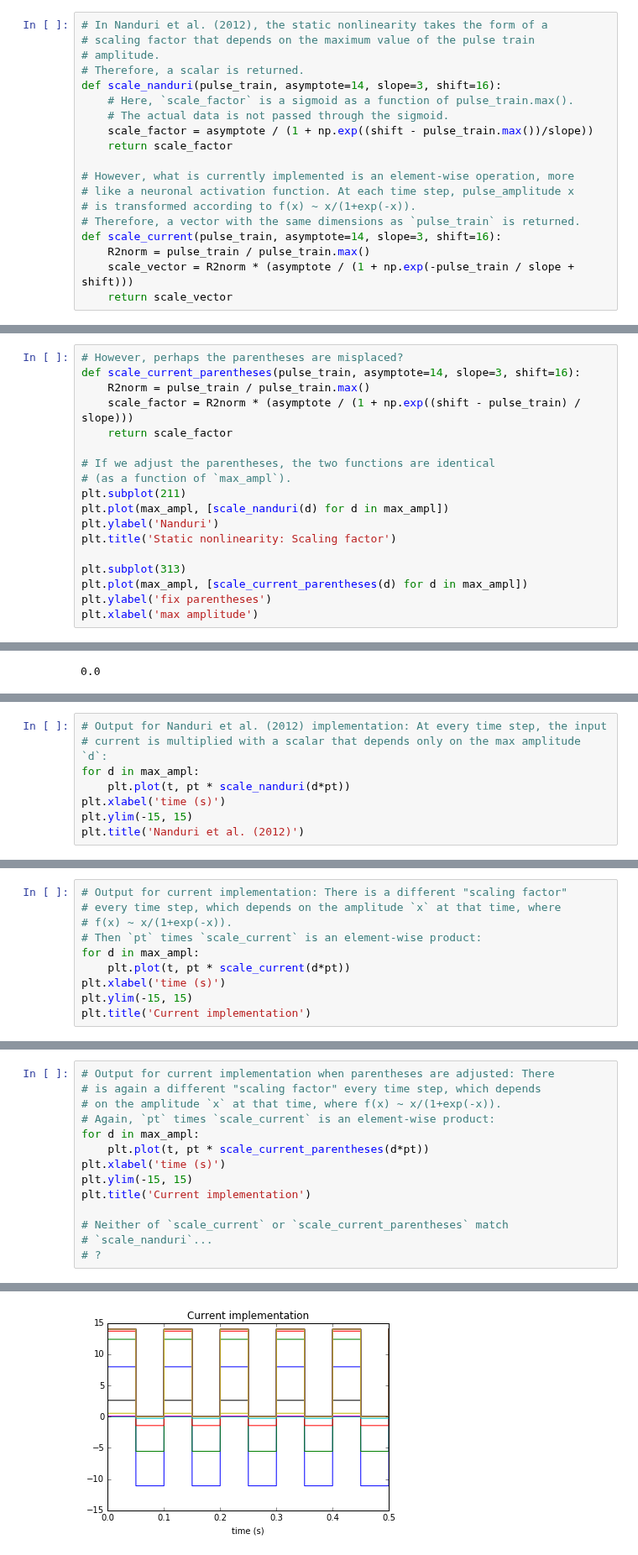
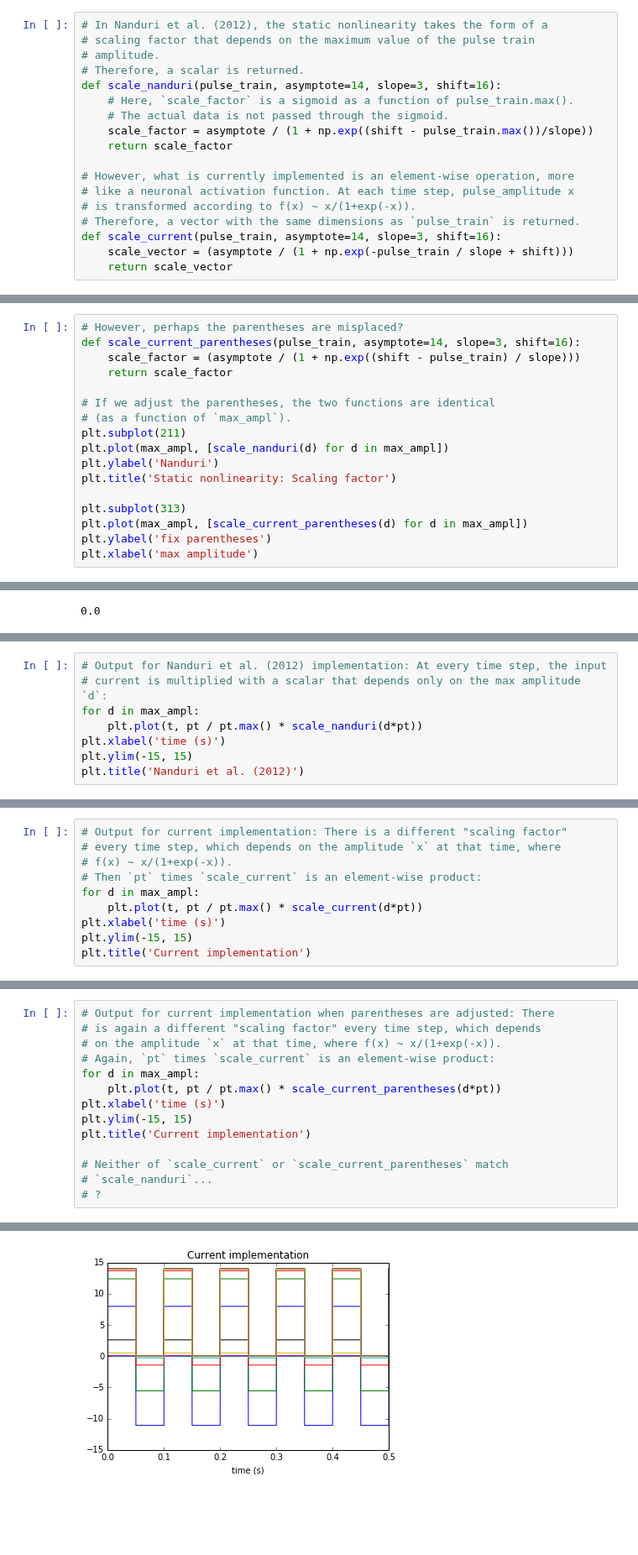
Before and after one commit to pulse2percept/pulse2percept, a Jupyter notebook: python/notebooks/0.0-mb-static-nonlinearity-question.ipynb, the cells around one changed output, grey strips where cells are left out. Shown at 84% size. Saved outputs shown, nothing was run; the diff lists cells and outputs as text; blank space fills up the shorter version.

```diff
--- a/python/notebooks/0.0-mb-static-nonlinearity-question.ipynb
+++ b/python/notebooks/0.0-mb-static-nonlinearity-question.ipynb
@@ -23,8 +23,7 @@ def scale_nanduri(pulse_train, asymptote=14, slope=3, shift=16):
 # is transformed according to f(x) ~ x/(1+exp(-x)).
 # Therefore, a vector with the same dimensions as `pulse_train` is returned.
 def scale_current(pulse_train, asymptote=14, slope=3, shift=16):
-    R2norm = pulse_train / pulse_train.max()
-    scale_vector = R2norm * (asymptote / (1 + np.exp(-pulse_train / slope + shift)))
+    scale_vector = (asymptote / (1 + np.exp(-pulse_train / slope + shift)))
     return scale_vector
 # %%
 # Consider some pulse train with the following max amplitudes:
@@ -45,8 +44,7 @@ plt.ylabel('Current')
 # %%
 # However, perhaps the parentheses are misplaced?
 def scale_current_parentheses(pulse_train, asymptote=14, slope=3, shift=16):
-    R2norm = pulse_train / pulse_train.max()
-    scale_factor = R2norm * (asymptote / (1 + np.exp((shift - pulse_train) / slope)))
+    scale_factor = (asymptote / (1 + np.exp((shift - pulse_train) / slope)))
     return scale_factor
 
 # If we adjust the parentheses, the two functions are identical
@@ -94,7 +92,7 @@ plt.ylim(-2, 2)
 # Output for Nanduri et al. (2012) implementation: At every time step, the input
 # current is multiplied with a scalar that depends only on the max amplitude `d`:
 for d in max_ampl:
-    plt.plot(t, pt * scale_nanduri(d*pt))
+    plt.plot(t, pt / pt.max() * scale_nanduri(d*pt))
 plt.xlabel('time (s)')
 plt.ylim(-15, 15)
 plt.title('Nanduri et al. (2012)')
@@ -107,7 +105,7 @@ plt.title('Nanduri et al. (2012)')
 # f(x) ~ x/(1+exp(-x)).
 # Then `pt` times `scale_current` is an element-wise product:
 for d in max_ampl:
-    plt.plot(t, pt * scale_current(d*pt))
+    plt.plot(t, pt / pt.max() * scale_current(d*pt))
 plt.xlabel('time (s)')
 plt.ylim(-15, 15)
 plt.title('Current implementation')
@@ -117,17 +115,17 @@ plt.title('Current implementation')
 # %%
 # Output for current implementation when parentheses are adjusted: There
 # is again a different "scaling factor" every time step, which depends
 # on the amplitude `x` at that time, where f(x) ~ x/(1+exp(-x)).
 # Again, `pt` times `scale_current` is an element-wise product:
 for d in max_ampl:
-    plt.plot(t, pt * scale_current_parentheses(d*pt))
+    plt.plot(t, pt / pt.max() * scale_current_parentheses(d*pt))
 plt.xlabel('time (s)')
 plt.ylim(-15, 15)
 plt.title('Current implementation')
 
 # Neither of `scale_current` or `scale_current_parentheses` match
 # `scale_nanduri`...
 # ?
 # %% [output]
 <matplotlib.text.Text at 0x...>
-[figure, old version]
+[figure, new version]
```
